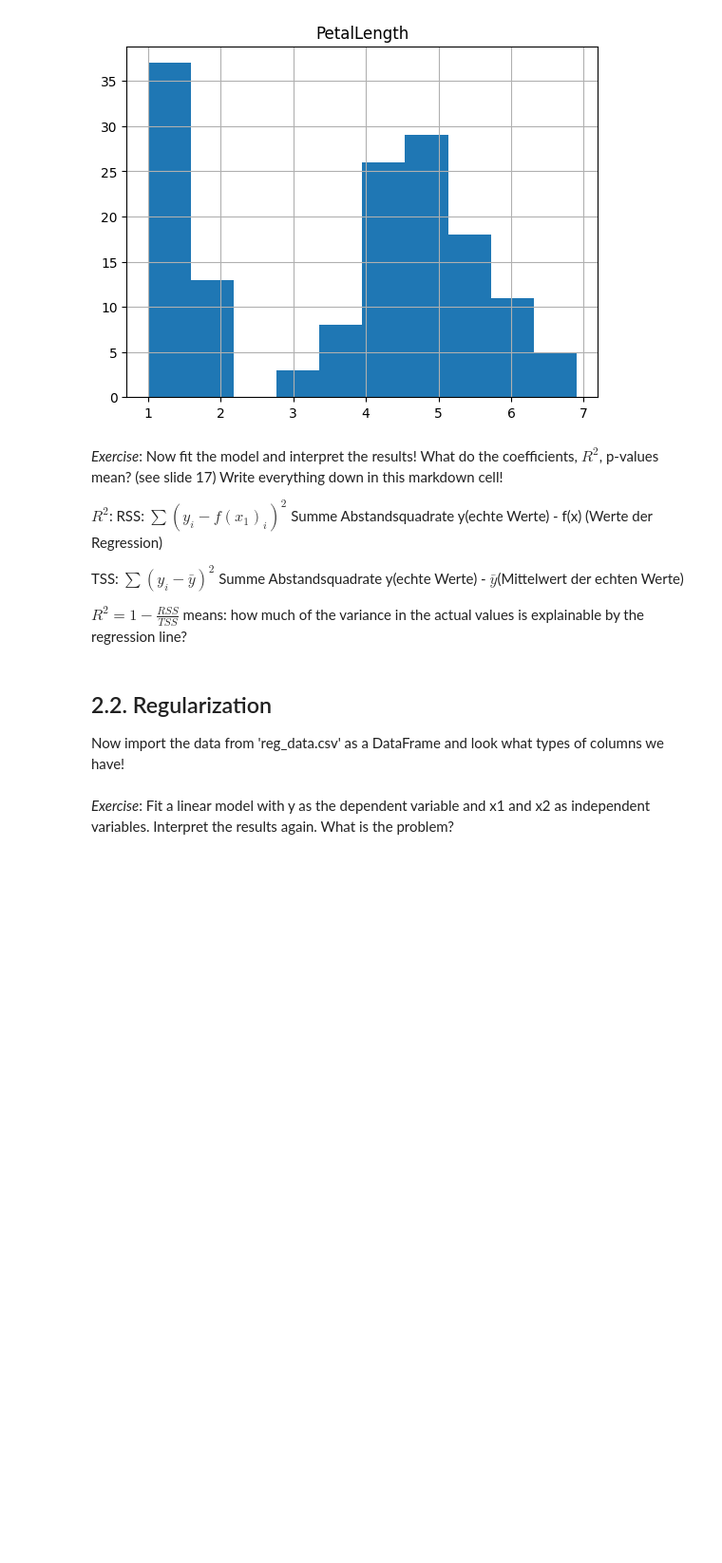
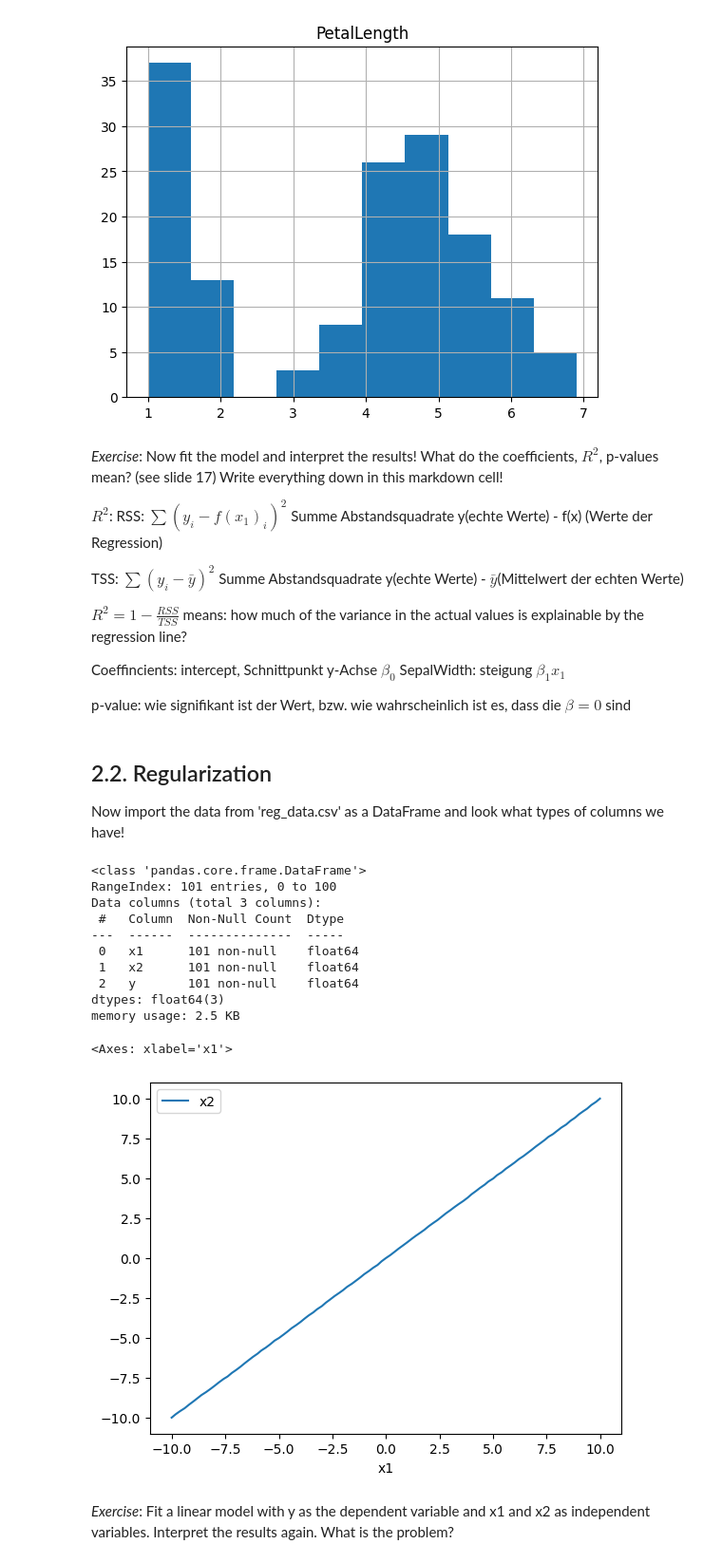
Before and after one commit to luimui/KI-2, a Jupyter notebook: 02_linear_models.ipynb, the cells around one changed output. Shown at 95% size. Drawn from its saved outputs; the diff is of its cells as text; code cells hidden in the pictures; blank space fills up the shorter version.

```diff
--- a/02_linear_models.ipynb
+++ b/02_linear_models.ipynb
@@ -139,6 +164,11 @@ $R^2$: RSS: $\sum(y_i - f(x_1)_i)^2 $ Summe Abstandsquadrate y(echte Werte) - f(
 TSS: $\sum(y_i - \bar{y})^2 $ Summe Abstandsquadrate y(echte Werte) - $\bar{y}$(Mittelwert der echten Werte)
 
 $R^2=1-\frac{RSS}{TSS}$ means: how much of the variance in the actual values is explainable by the regression line?
+
+Coeffincients: intercept, Schnittpunkt y-Achse $\beta_0$
+SepalWidth: steigung    $\beta_1x_1$
+
+p-value: wie signifikant ist der Wert, bzw. wie wahrscheinlich ist es, dass die $\beta = 0$ sind
 # %% [markdown]
 ## 2.2. Regularization
 
@@ -149,3 +176,20 @@ df2.info()
+# %%
+df2 = pd.read_csv('/content/drive/MyDrive/KI2WS202324/corr_data.csv')
+df2.info()
+df2.plot(x1,x2)
+# %% [output]
+<class 'pandas.core.frame.DataFrame'>
+RangeIndex: 101 entries, 0 to 100
+Data columns (total 3 columns):
+ #   Column  Non-Null Count  Dtype
+---  ------  --------------  -----
+ 0   x1      101 non-null    float64
+ 1   x2      101 non-null    float64
+ 2   y       101 non-null    float64
+dtypes: float64(3)
+memory usage: 2.5 KB
+<Axes: xlabel='x1'>
+[figure, added]
 # %% [markdown]
 *Exercise*: Fit a linear model with y as the dependent variable and x1 and x2 as independent variables. Interpret the results again. What is the problem?
 # %%
```
Also changed, not shown: parts of 14 cells of this notebook.
